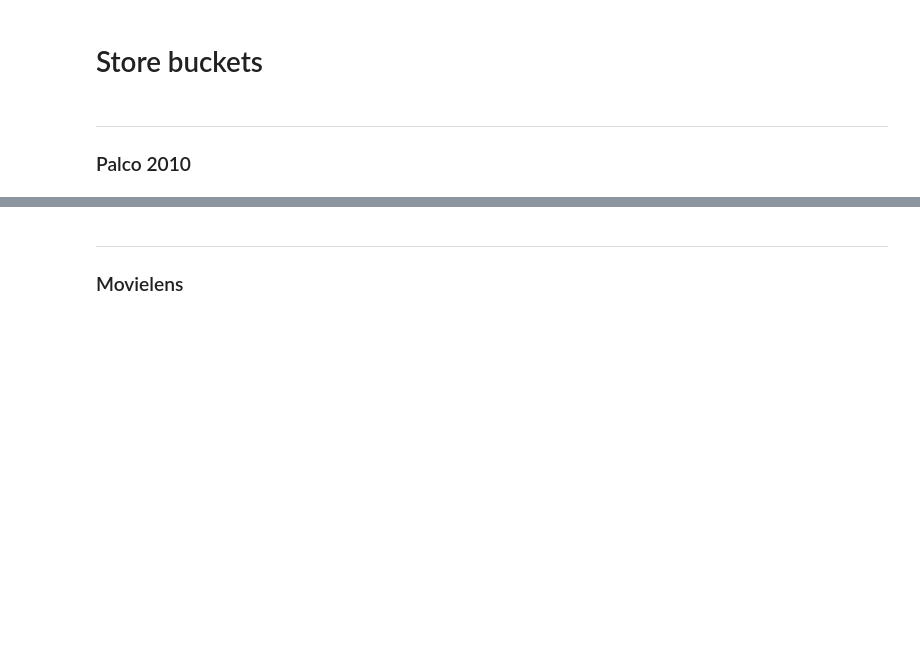
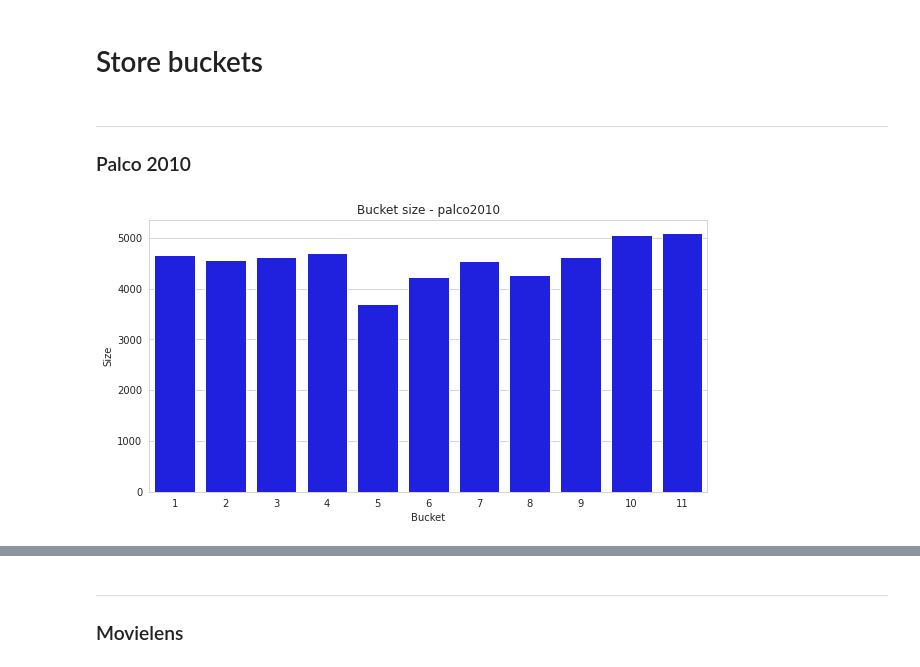
Before and after one commit to Key0412/streamRec-forgetting, a Jupyter notebook: notebooks/Avaliação de Datasets.ipynb, the cells around one changed output, grey strips where cells are left out. Cells and saved outputs as stored; diff of their text form; code cells hidden in the pictures; blank space fills up the shorter version.

Commit message:
update avaliacao de datasets

```diff
--- a/notebooks/Avaliação de Datasets.ipynb
+++ b/notebooks/Avaliação de Datasets.ipynb
@@ -28,5 +30,35 @@ sns.set_style('whitegrid')
 # %%
 n_iter_bucket = 50E3
+# %%
+def get_bucket_map(eval_object:EvaluateAndStore):
+    '''
+    Create a dict that maps users (external id) to the buckets they are in (from 1 to last).
+    '''
+    user_bucket_map = {user:[] for user in eval_object.data.userset}
+    for user in eval_object.data.userset:
+        for i, bucket in enumerate( eval_object.holdouts ):
+            if user in bucket.userset:
+                user_bucket_map[user].append(i+1)
+    return user_bucket_map
+
+def median_user_presence_per_bucket(eval_object:EvaluateAndStore, user_bucket_map:dict):
+    '''
+    On median terms, on how many buckets a user is.
+    '''
+    presence_list = [len(user_bucket_map[user]) for user in eval_object.data.userset]
+    return np.median( presence_list )
+
+def plot_bucket_size(eval_object, dataset_name, filename=None):
+    bucket_size = pd.Series( [bucket.size for bucket in eval_object.holdouts] )
+    bucket_size = bucket_size.reset_index()
+    bucket_size.columns = ['Bucket', 'Size']
+    bucket_size['Bucket'] = bucket_size['Bucket']+1
+    plt.figure(figsize=(10,5))
+    sns.barplot(x='Bucket', y='Size', data=bucket_size, color='b')
+    # sns.lineplot(data=np.repeat(n_users, n_users_bucket.shape[0]), label='total users', color='orange')
+    plt.title(f'Bucket size - {dataset_name}')
+    if filename:
+        plt.savefig(f'images/user_bucket_analysis/{filename}')
 # %% [markdown]
 # Store buckets
 # %% [markdown]
@@ -67,0 +98,4 @@ joblib.dump(eval_palco, 'output/joblib_eval_objects_dump/eval_palco2010')
+# %%
+plot_bucket_size(eval_object=eval_palco, dataset_name='palco2010', filename='palco2010_bucket_size.png')
+# %% [output]
+[figure, added]
```
Also changed, not shown: parts of 36 cells of this notebook, 7 other files.
